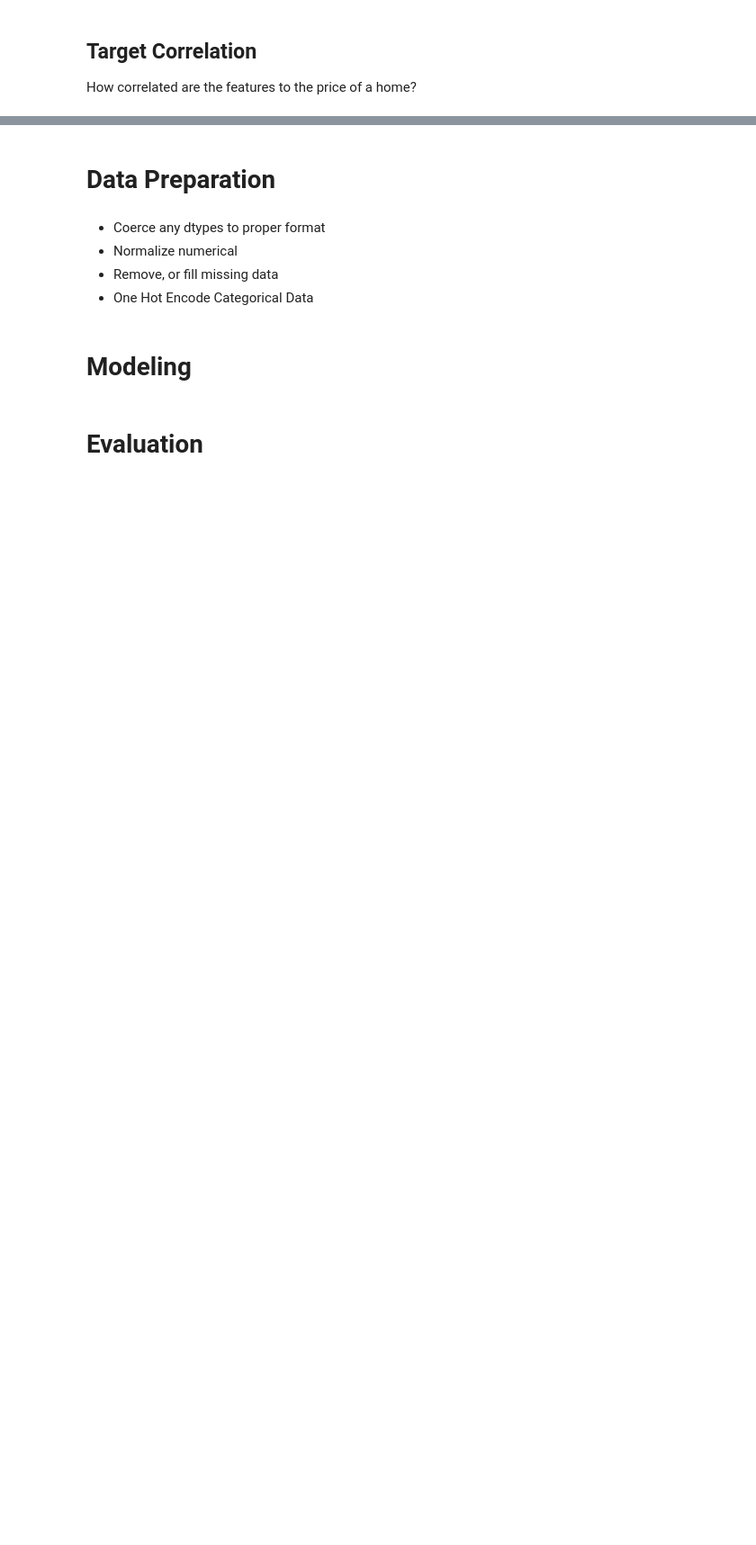
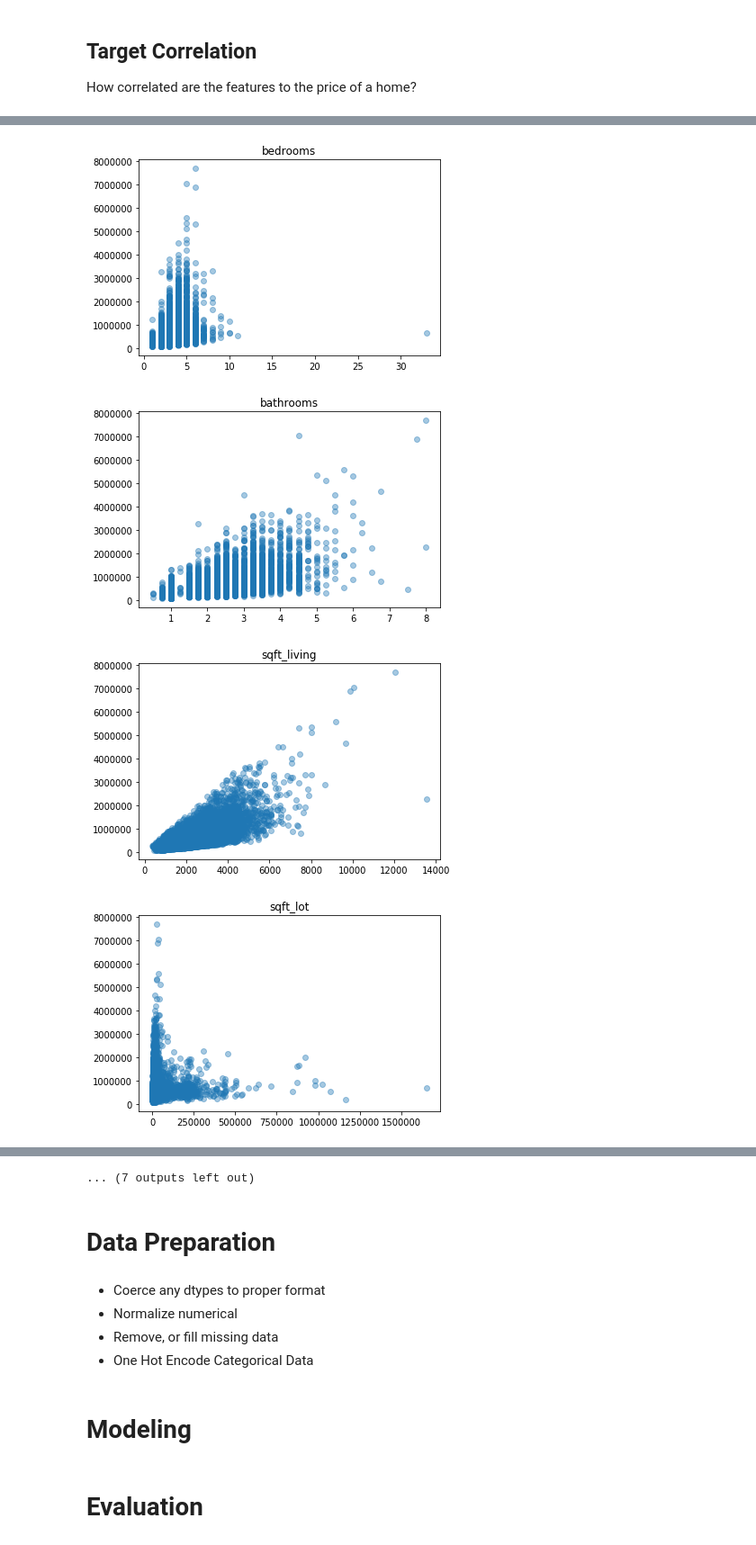
Before and after one commit to Patrickbfuller/lin_reg_tutorial, a Jupyter notebook: linear_regression.ipynb, the cells around one changed output, grey strips where cells are left out. Shown: that part at 90% size. Saved outputs shown, nothing was run; the diff lists cells and outputs as text; code cells hidden in the pictures; blank space fills up the shorter version.

```diff
--- a/linear_regression.ipynb
+++ b/linear_regression.ipynb
@@ -459,0 +510,10 @@ Name: price, dtype: float64
+# %%
+for col in df_viz.drop(['id', 'price', 'date'], axis=1).columns:
+    plt.scatter(df_viz[col], df_viz.price, alpha=0.4)
+    plt.title(col)
+    plt.show()
+# %% [output]
+[figure, added]
+[figure, added]
+[figure, added]
+[figure, added]
@@ -460,3 +528,4 @@ Name: price, dtype: float64
+... (7 outputs left out)
 # %% [markdown]
 # Data Preparation
 # %% [markdown]
```
Also changed, not shown: parts of 17 cells of this notebook.
